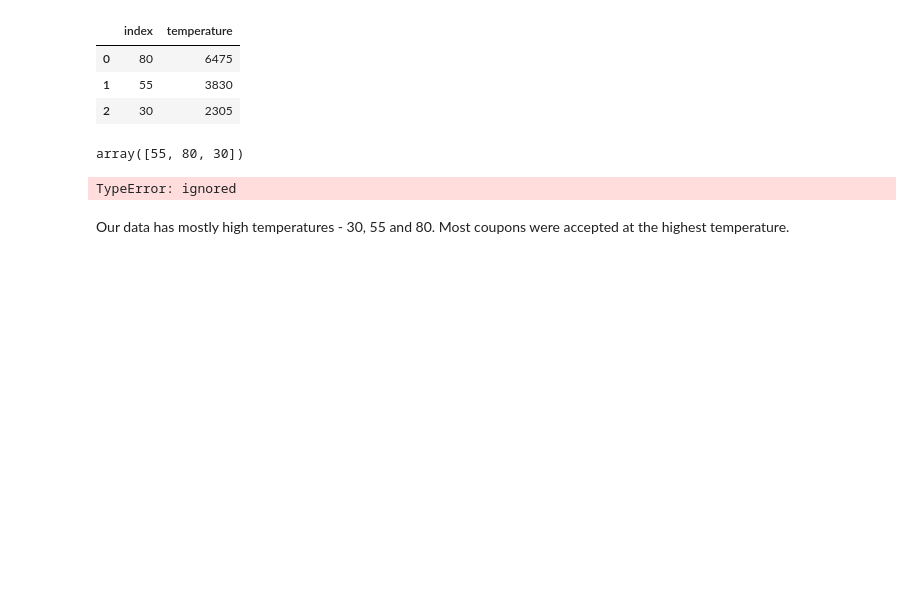
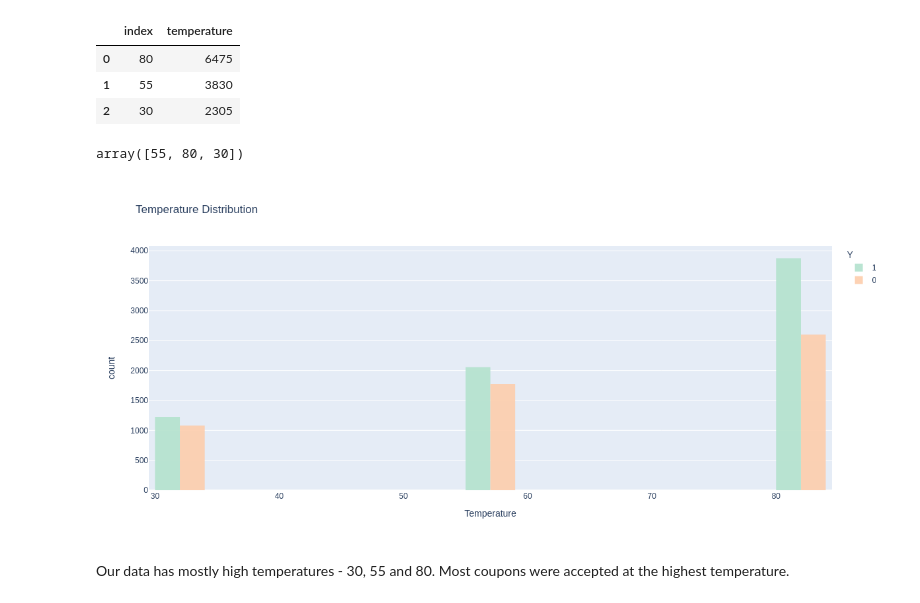
Before and after one commit to deepasarojam-2024/UC-Berkeley-ML-AI, a Jupyter notebook: EDA_Customer_Coupon_Acceptance.ipynb, the cells around one changed output. Saved outputs shown, nothing was run; the diff lists cells and outputs as text; code cells hidden in the pictures; blank space fills up the shorter version.

```diff
--- a/EDA_Customer_Coupon_Acceptance.ipynb
+++ b/EDA_Customer_Coupon_Acceptance.ipynb
@@ -379,18 +379,18 @@ array([55, 80, 30])
 # %%
 fig = px.histogram(data, x='temperature',
                    color="Y",
-                   text_auto=True, #print the values in the histogram
+                   #text_auto=True, #print the values in the histogram
                    width= 1200,
                    height=550,
                    barmode='group',
                    nbins=12,
                    title = 'Temperature Distribution',
                    labels={'temperature':'Temperature'}, # can specify one label per df column
                    color_discrete_sequence=px.colors.qualitative.Pastel2
                    ).update_traces(opacity=0.9)
-fig.show();
+fig.show("png")
 # %% [output]
-TypeError: ignored
+[figure, added]
 # %% [markdown]
 Our data has mostly high temperatures - 30, 55 and 80. Most coupons were accepted at the highest temperature.
 # %% [markdown]
```
Also changed, not shown: parts of 7 cells of this notebook.
